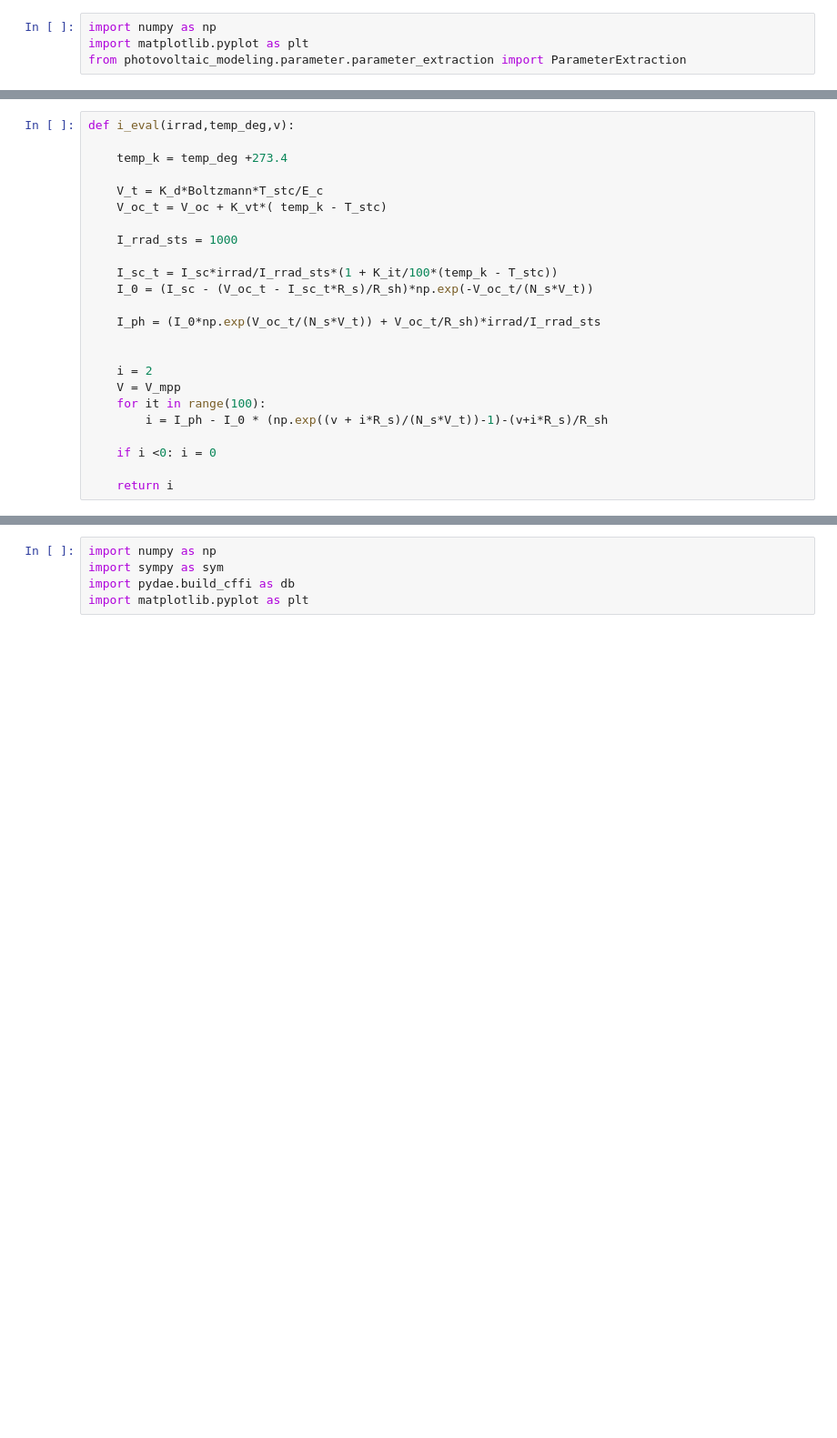
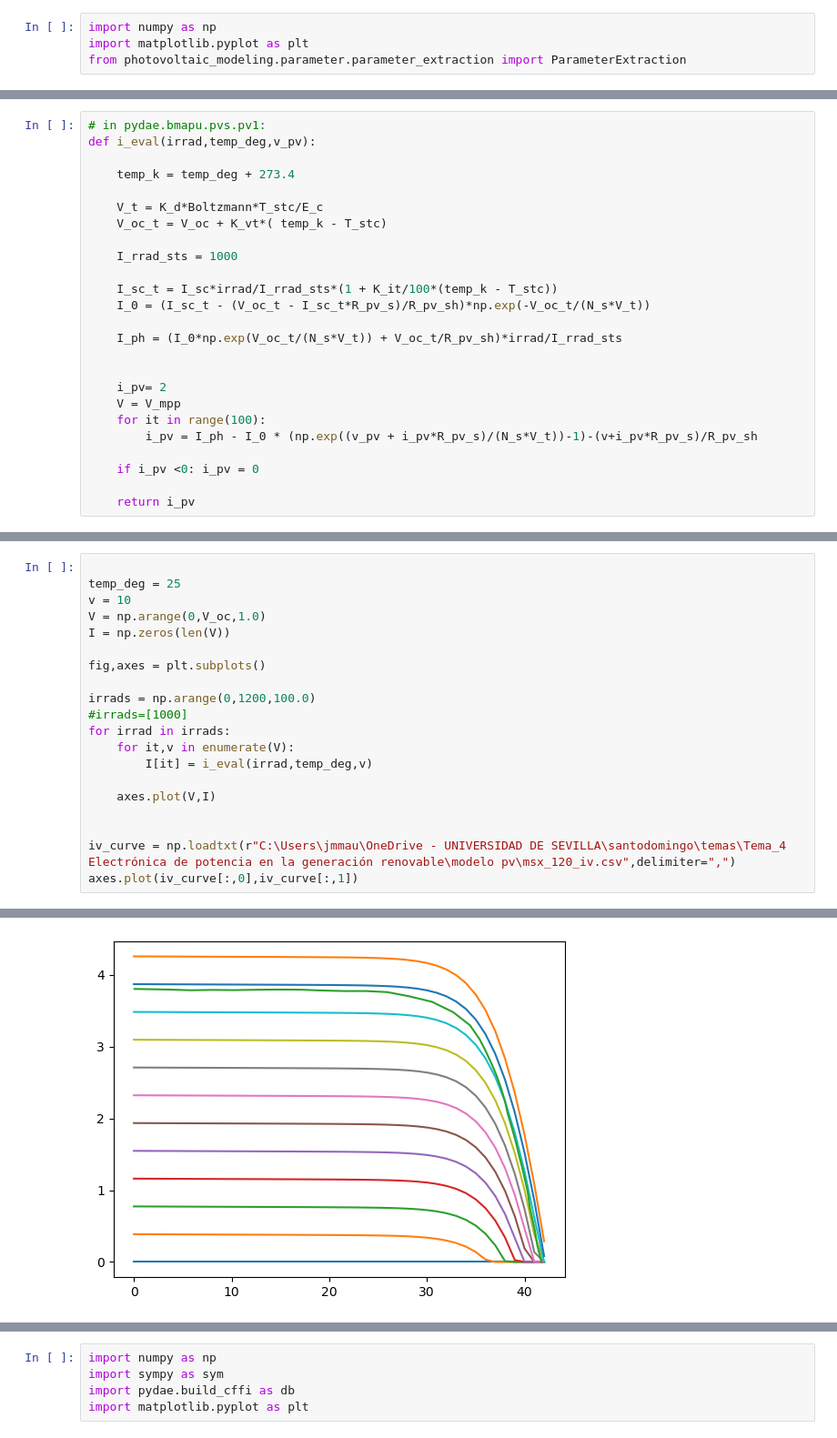
Before and after one commit to pydae/pydae, a Jupyter notebook: src/pydae/bmapu/pvs/pv_1_dev.ipynb, the cells around one changed output, grey strips where cells are left out. Shown at 91% size. Drawn from its saved outputs; the diff is of its cells as text; blank space fills up the shorter version.

```diff
--- a/src/pydae/bmapu/pvs/pv_1_dev.ipynb
+++ b/src/pydae/bmapu/pvs/pv_1_dev.ipynb
@@ -35,9 +35,10 @@ print(R_s,R_sh,K_d)
 # %% [output]
 0.5602447674925701 1862.1251868520048 1.3433275036477912
 # %%
-def i_eval(irrad,temp_deg,v):
+# in pydae.bmapu.pvs.pv1:
+def i_eval(irrad,temp_deg,v_pv):
 
-    temp_k = temp_deg +273.4
+    temp_k = temp_deg + 273.4
 
     V_t = K_d*Boltzmann*T_stc/E_c
     V_oc_t = V_oc + K_vt*( temp_k - T_stc)
@@ -45,16 +46,16 @@ def i_eval(irrad,temp_deg,v):
     I_rrad_sts = 1000
 
     I_sc_t = I_sc*irrad/I_rrad_sts*(1 + K_it/100*(temp_k - T_stc))
-    I_0 = (I_sc - (V_oc_t - I_sc_t*R_s)/R_sh)*np.exp(-V_oc_t/(N_s*V_t))
+    I_0 = (I_sc_t - (V_oc_t - I_sc_t*R_pv_s)/R_pv_sh)*np.exp(-V_oc_t/(N_s*V_t))
 
-    I_ph = (I_0*np.exp(V_oc_t/(N_s*V_t)) + V_oc_t/R_sh)*irrad/I_rrad_sts
+    I_ph = (I_0*np.exp(V_oc_t/(N_s*V_t)) + V_oc_t/R_pv_sh)*irrad/I_rrad_sts
 
 
-    i = 2
+    i_pv= 2
     V = V_mpp
     for it in range(100):
-        i = I_ph - I_0 * (np.exp((v + i*R_s)/(N_s*V_t))-1)-(v+i*R_s)/R_sh
+        i_pv = I_ph - I_0 * (np.exp((v_pv + i_pv*R_pv_s)/(N_s*V_t))-1)-(v+i_pv*R_pv_s)/R_pv_sh
 
-    if i <0: i = 0
+    if i_pv <0: i_pv = 0
 
-    return i
+    return i_pv
@@ -60,0 +88,21 @@ def i_eval(irrad,temp_deg,v):
+# %%
+
+temp_deg = 25
+v = 10
+V = np.arange(0,V_oc,1.0)
+I = np.zeros(len(V))
+
+fig,axes = plt.subplots()
+
+irrads = np.arange(0,1200,100.0)
+#irrads=[1000]
+for irrad in irrads:
+    for it,v in enumerate(V):
+        I[it] = i_eval(irrad,temp_deg,v)
+
+    axes.plot(V,I)
+
+
+iv_curve = np.loadtxt(r"C:\Users\jmmau\OneDrive - UNIVERSIDAD DE SEVILLA\santodomingo\temas\Tema_4 Electrónica de potencia en la generación renovable\modelo pv\msx_120_iv.csv",delimiter=",")
+axes.plot(iv_curve[:,0],iv_curve[:,1])
+# %% [output]
@@ -61 +110,2 @@ def i_eval(irrad,temp_deg,v):
+[figure, added]
 # %%
```
Also changed, not shown: parts of 5 cells of this notebook, 10 other files.
